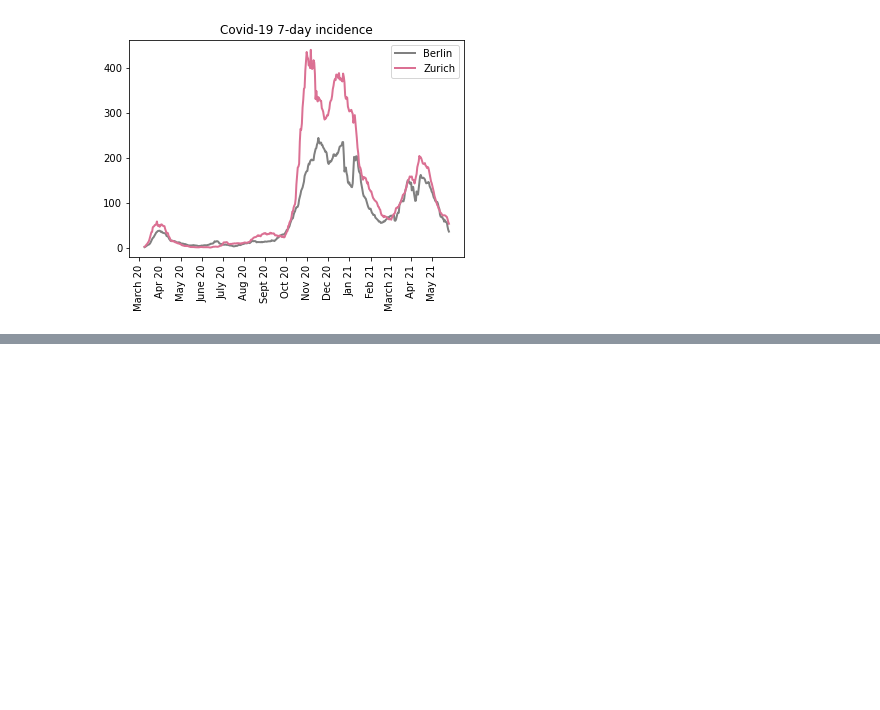
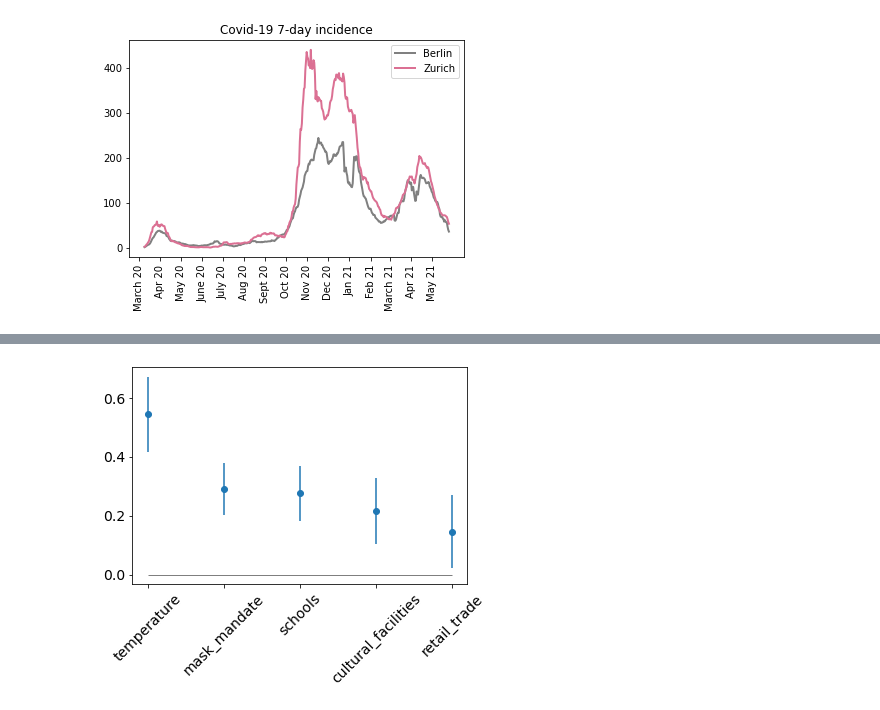
Before and after one commit to zoraaroz/covid19-cases-lockdowns, a Jupyter notebook: data_analysis.ipynb, the cells around one changed output, grey strips where cells are left out. Cells and saved outputs as stored; diff of their text form; code cells hidden in the pictures; blank space fills up the shorter version.

Commit message:
code: Finalise analysis and visualisation

```diff
--- a/data_analysis.ipynb
+++ b/data_analysis.ipynb
@@ -1069,5 +963,0 @@ coef_weights(lm_model.coef_, X_train)
-# %%
-X = pd.concat([lockdowns_zh.drop('date', axis = 1), vacc_ch.vacc_percent, temperature_zh.temperature], axis = 1)
-y = cases_zh.incidence
-
-lm_model, X_train, X_test, y_train, y_test, y_pred = do_regression(X, y)
@@ -1088,0 +1053,2 @@ coef_weights(lm_model.coef_, X_train)
+# %%
+lockdown_vars = ['mask_mandate','retail_trade','schools','cultural_facilities']
@@ -1088,0 +1057,35 @@ coef_weights(lm_model.coef_, X_train)
+# %%
+def do_ztransform(df):
+    df_z = pd.DataFrame()
+    for col in df.columns:
+        df_z[col] = (df[col] - df[col].mean())/df[col].std(ddof=0)
+    return df_z
+
+def do_ARIMA(X,y,ztrans=True):
+    if ztrans:
+        X_z = do_ztransform(X)
+        y_z = do_ztransform(pd.DataFrame(y))
+
+    mod = ARIMA(y_z, X_z)
+    res = mod.fit()
+    print(res.summary())
+    return res
+
+def plot_ARIMAcoefs(res):
+    coefs = pd.DataFrame()
+    coefs['coefs'] = res.params.iloc[1:-1]
+    coefs['coefs_abs'] = np.abs(coefs.coefs)
+    coefs[['upper_ci','lower_ci']] = res.conf_int().iloc[1:-1].values
+    coefs['conf_dist'] = coefs.upper_ci - coefs.coefs
+    coefs['vars'] = res.params.iloc[1:-1].index
+    coefs = coefs.sort_values('coefs_abs', ascending = False)
+
+    plt.errorbar(coefs.index, coefs.coefs_abs, yerr = coefs.conf_dist,
+                marker = 'o', linestyle = '')
+    plt.hlines(0, coefs.index[0], coefs.index[-1], color = 'black', linewidth = .5);
+    plt.xticks(rotation = 45);
+# %%
+X_be = pd.concat([lockdowns_be[lockdown_vars], temperature_be.temperature], axis = 1)
+y_be = cases_be.incidence
+
+res_be = do_ARIMA(X_be,y_be)
@@ -1088,0 +1110,4 @@ coef_weights(lm_model.coef_, X_train)
+# %%
+plot_ARIMAcoefs(res_be)
+# %% [output]
+[figure, added]
```
Also changed, not shown: parts of 35 cells of this notebook, 1 other file.
